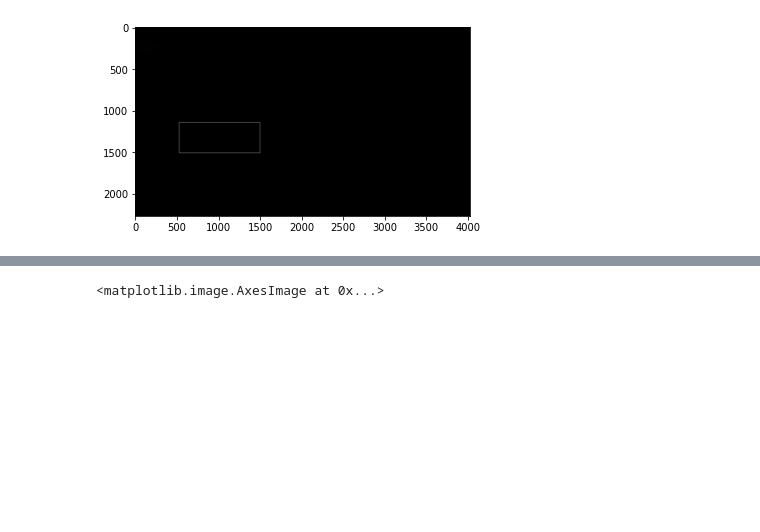
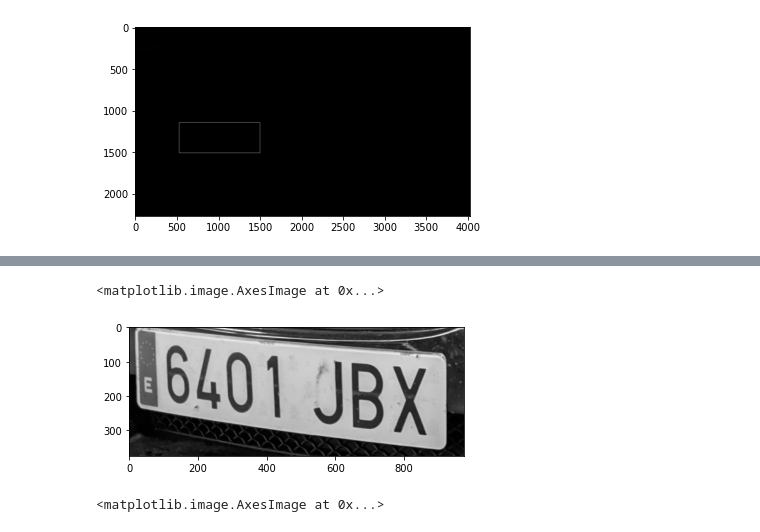
Before and after one commit to danielpaulisch/psiv2_matricules, a Jupyter notebook: dilate_contorns.ipynb, the cells around one changed output, grey strips where cells are left out. Saved outputs shown, nothing was run; the diff lists cells and outputs as text; code cells hidden in the pictures; blank space fills up the shorter version.

```diff
--- a/dilate_contorns.ipynb
+++ b/dilate_contorns.ipynb
@@ -73 +80,7 @@ plt.imshow(rec, cmap="gray")
+# %%
+imagen_recortada = img_gris[y:y+ancho,x:x+largo]
+plt.imshow(imagen_recortada,cmap="gray")
+# %% [output]
+<matplotlib.image.AxesImage at 0x...>
+[figure, added]
 # %%
```
Also changed, not shown: parts of 10 cells of this notebook.
